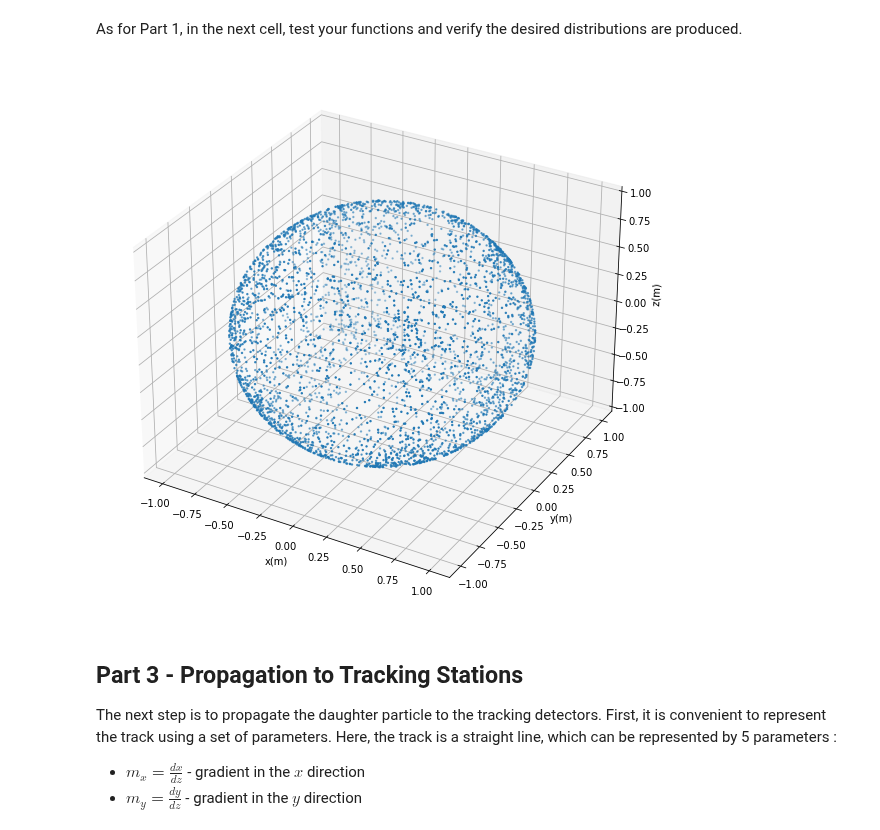
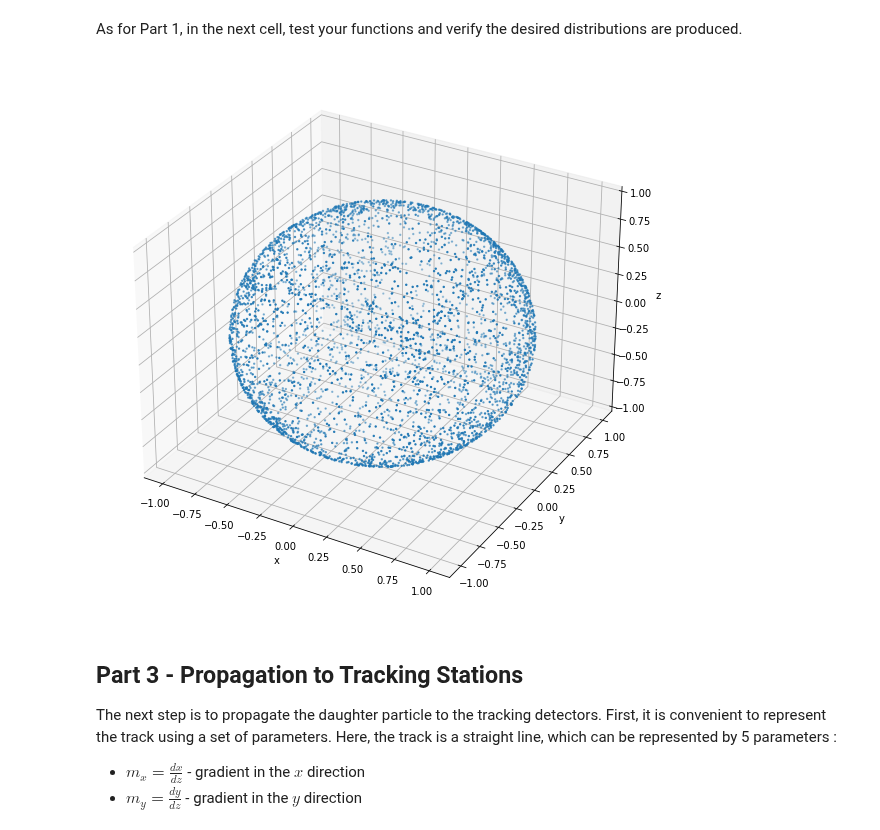
Before and after one commit to sam-you-ell/Computational-Physics, a Jupyter notebook: 3rd Year/Monte Carlo Sim/MonteCarlo.ipynb, the cells around one changed output. Saved outputs shown, nothing was run; the diff lists cells and outputs as text; code cells hidden in the pictures.

```diff
--- a/3rd Year/Monte Carlo Sim/MonteCarlo.ipynb
+++ b/3rd Year/Monte Carlo Sim/MonteCarlo.ipynb
@@ -147,32 +146,32 @@ TestPart = DaughterParticle(2000, 50, 2.5e-3, 4000, 10e7)
 # %%
 def part2plots(DaughterParticle, Beam, method:str, frame:str):
 
     if method == "sine":
         # points = np.array([DaughterParticle.frame_vectors(frame) for _ in range(n)])
         points = DaughterParticle.frame_vectors(frame)
     elif method == "InvTrans":
         # points = np.array([DaughterParticle.frame_vectors2(frame) for _ in range(n)])
         points = DaughterParticle.frame_vectors2(frame)
     # ax = plt.axes(projection = '2d')
     fig = plt.figure(figsize = (20, 10))
     ax = fig.add_subplot(111, projection = '3d')
     ax.scatter(points[0, :], points[1, :], points[2, :], s = 2)
-    ax.set_xlabel('x(m)')
-    ax.set_ylabel('y(m)')
-    ax.set_zlabel(' z(m)')
+    ax.set_xlabel('x')
+    ax.set_ylabel('y')
+    ax.set_zlabel(' z')
     # ax.set_xlim3d(-1, 1)
     # ax.set_ylim3d(-1, 1)
     ax.set_zlim3d(-1, 1)
 
 
 
 
 
 
 # plotting(TestPart, XPART,'InvTrans')
 part2plots(TestPart,XPART, 'sine', 'Lab')
 # %% [output]
-[figure, old version]
+[figure, new version]
 # %% [markdown]
 ## Part 3 - Propagation to Tracking Stations
 
```
Also changed, not shown: parts of 10 cells of this notebook.
